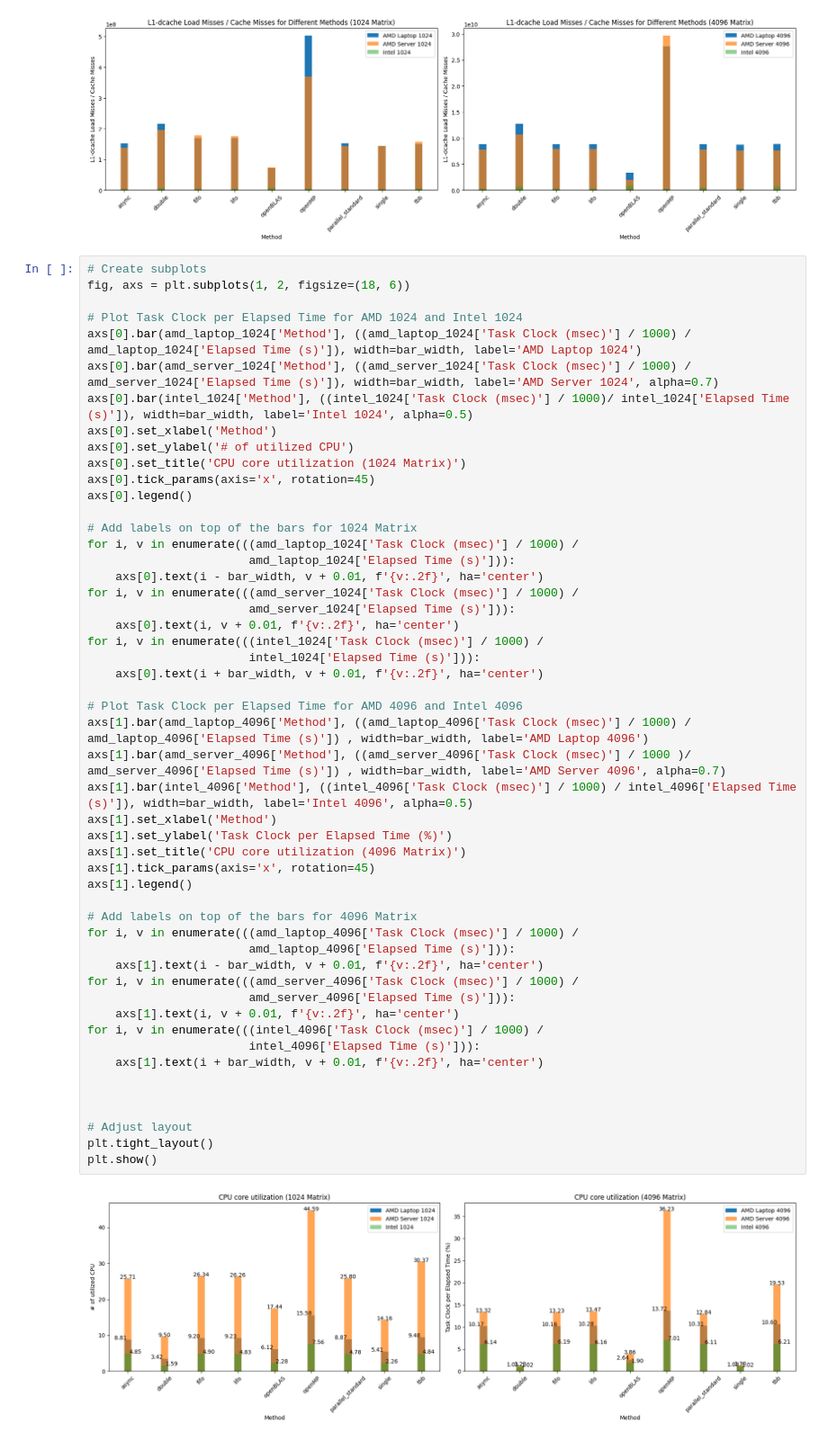
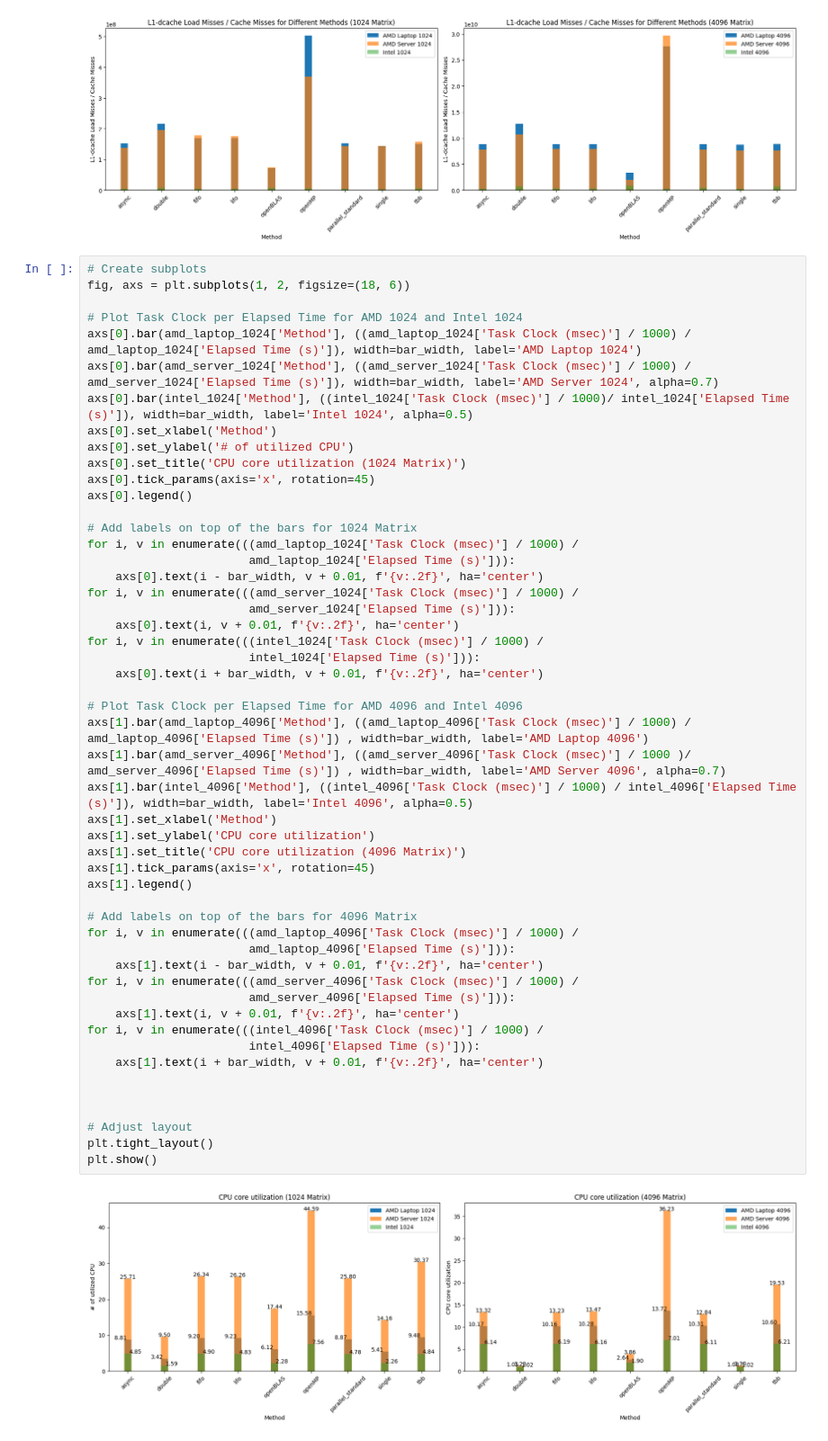
Before and after one commit to TheRealMilesLee/ECS251-GroupProject, a Jupyter notebook: DA/analysis.ipynb, the cells around one changed output. Shown at 90% size. Cells and saved outputs as stored; diff of their text form.

```diff
--- a/DA/analysis.ipynb
+++ b/DA/analysis.ipynb
@@ -346,32 +346,32 @@ for i, v in enumerate(((amd_server_1024['Task Clock (msec)'] / 1000) /
 for i, v in enumerate(((intel_1024['Task Clock (msec)'] / 1000) /
                        intel_1024['Elapsed Time (s)'])):
     axs[0].text(i + bar_width, v + 0.01, f'{v:.2f}', ha='center')
 
 # Plot Task Clock per Elapsed Time for AMD 4096 and Intel 4096
 axs[1].bar(amd_laptop_4096['Method'], ((amd_laptop_4096['Task Clock (msec)'] / 1000) / amd_laptop_4096['Elapsed Time (s)']) , width=bar_width, label='AMD Laptop 4096')
 axs[1].bar(amd_server_4096['Method'], ((amd_server_4096['Task Clock (msec)'] / 1000 )/ amd_server_4096['Elapsed Time (s)']) , width=bar_width, label='AMD Server 4096', alpha=0.7)
 axs[1].bar(intel_4096['Method'], ((intel_4096['Task Clock (msec)'] / 1000) / intel_4096['Elapsed Time (s)']), width=bar_width, label='Intel 4096', alpha=0.5)
 axs[1].set_xlabel('Method')
-axs[1].set_ylabel('Task Clock per Elapsed Time (%)')
+axs[1].set_ylabel('CPU core utilization')
 axs[1].set_title('CPU core utilization (4096 Matrix)')
 axs[1].tick_params(axis='x', rotation=45)
 axs[1].legend()
 
 # Add labels on top of the bars for 4096 Matrix
 for i, v in enumerate(((amd_laptop_4096['Task Clock (msec)'] / 1000) /
                        amd_laptop_4096['Elapsed Time (s)'])):
     axs[1].text(i - bar_width, v + 0.01, f'{v:.2f}', ha='center')
 for i, v in enumerate(((amd_server_4096['Task Clock (msec)'] / 1000) /
                        amd_server_4096['Elapsed Time (s)'])):
     axs[1].text(i, v + 0.01, f'{v:.2f}', ha='center')
 for i, v in enumerate(((intel_4096['Task Clock (msec)'] / 1000) /
                        intel_4096['Elapsed Time (s)'])):
     axs[1].text(i + bar_width, v + 0.01, f'{v:.2f}', ha='center')
 
 
 
 # Adjust layout
 plt.tight_layout()
 plt.show()
 # %% [output]
-[figure, old version]
+[figure, new version]
```
Also changed, not shown: parts of 1 cell of this notebook.
